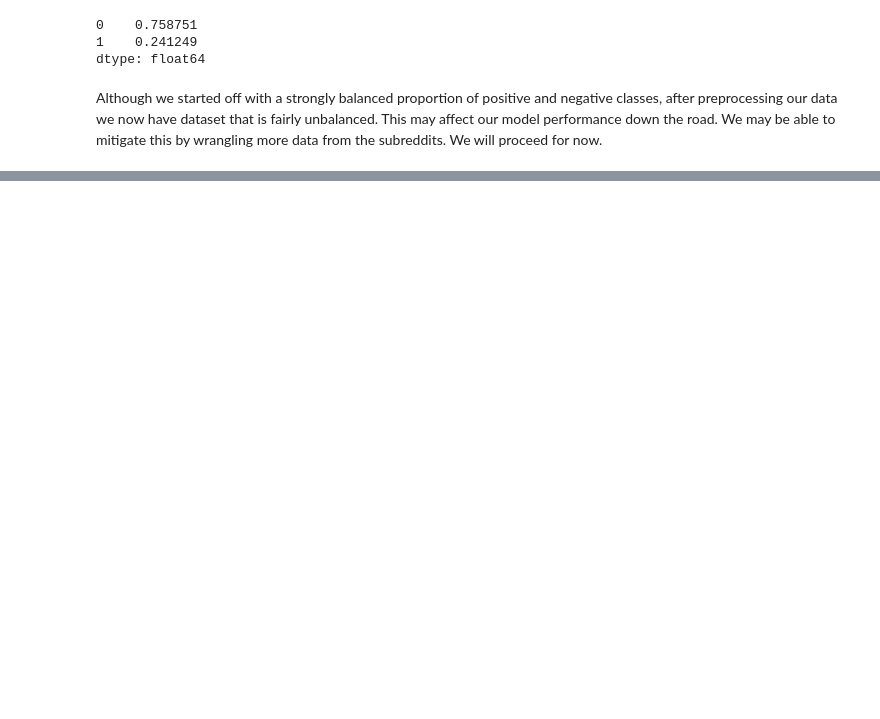
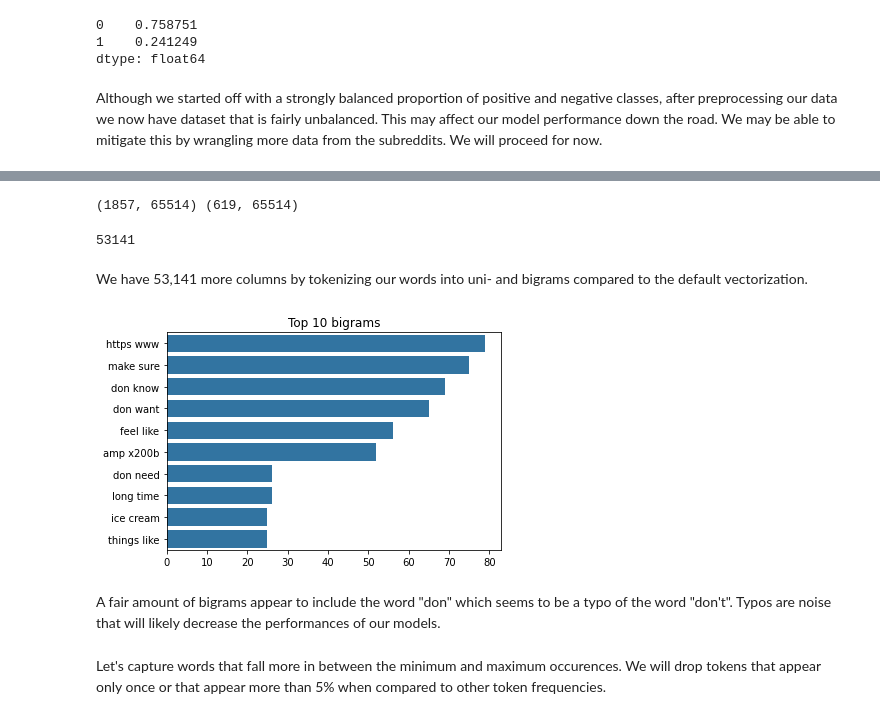
Before and after one commit to Femli/lifehacks_vs_lifeprotips, a Jupyter notebook: code/02_Preprocessing_EDA.ipynb, the cells around one changed output, grey strips where cells are left out. Saved outputs shown, nothing was run; the diff lists cells and outputs as text; code cells hidden in the pictures; blank space fills up the shorter version.

```diff
--- a/code/02_Preprocessing_EDA.ipynb
+++ b/code/02_Preprocessing_EDA.ipynb
@@ -204,0 +273,6 @@ Stored 'stored_data' (dict)
+# %%
+cvec3 = CountVectorizer(stop_words='english', ngram_range=(2, 2))
+# %%
+X_train_cvec3 = pd.DataFrame(cvec3.fit_transform(X_train).A, columns=cvec3.get_feature_names_out())
+X_test_cvec3 = pd.DataFrame(cvec3.transform(X_test).A, columns=cvec3.get_feature_names_out())
+X_train_cvec3.head(5)
@@ -204,0 +287,23 @@ Stored 'stored_data' (dict)
+# %%
+# verifying column size match
+print(X_train_cvec3.shape, X_test_cvec3.shape)
+# %% [output]
+(1857, 65514) (619, 65514)
+# %%
+X_train_cvec3.shape[1] - X_train_cvec.shape[1]
+# %% [output]
+53141
+# %% [markdown]
+We have 53,141 more columns by tokenizing our words into uni- and bigrams compared to the default vectorization.
+# %%
+cvec3_top_10 = X_train_cvec3.sum().sort_values(ascending=False)[:10]
+# %%
+sns.barplot(y=list(cvec3_top_10.index), x=cvec3_top_10.values, orient='h', color='tab:blue')
+plt.title("Top 10 bigrams")
+#plt.savefig('../images/top_10_cvec3');
+# %% [output]
+[figure, added]
+# %% [markdown]
+A fair amount of bigrams appear to include the word "don" which seems to be a typo of the word "don't". Typos are noise that will likely decrease the performances of our models.
+# %% [markdown]
+Let's capture words that fall more in between the minimum and maximum occurences. We will drop tokens that appear only once or that appear more than 5% when compared to other token frequencies.
```
Also changed, not shown: parts of 111 cells of this notebook, 10 other files.
